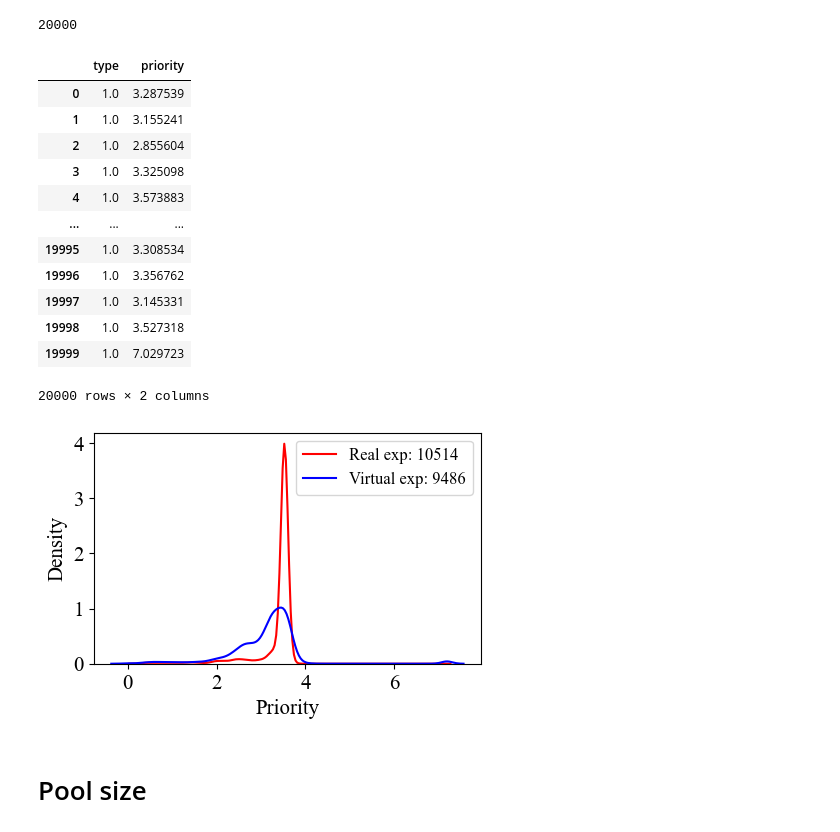
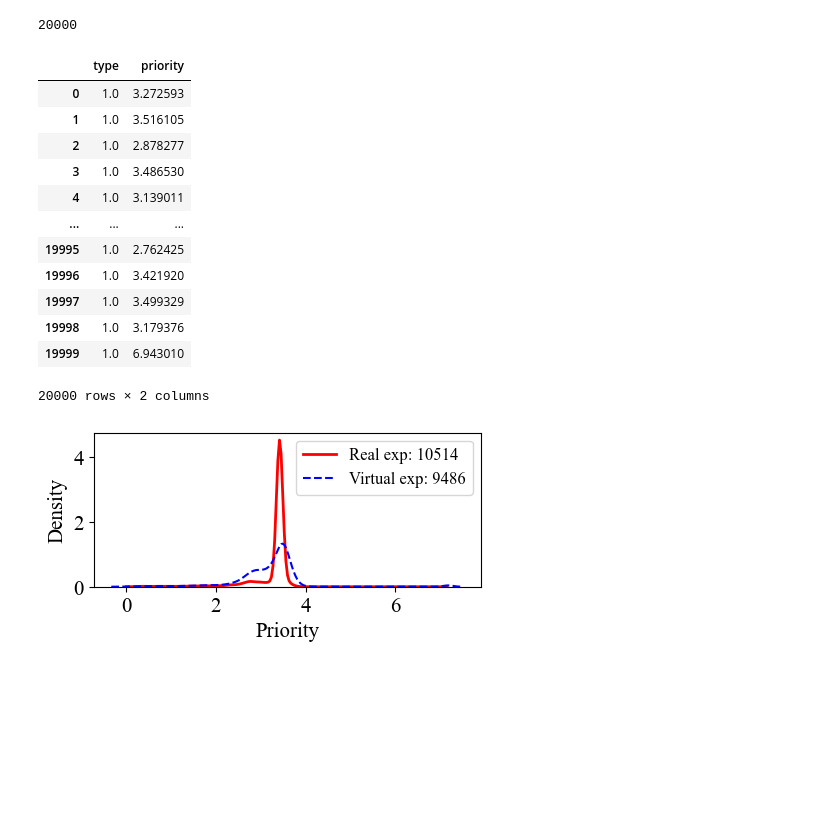
Before and after one commit to Aegis1863/Counterfactual-Experience-Augmented, a Jupyter notebook: test.ipynb, the cells around one changed output. Saved outputs shown, nothing was run; the diff lists cells and outputs as text; code cells hidden in the pictures; blank space fills up the shorter version.

```diff
--- a/test.ipynb
+++ b/test.ipynb
@@ -492,7 +492,7 @@ import pandas as pd
 plt.rcParams['font.sans-serif'] = 'Times New Roman'
 plt.rcParams['font.size'] = 15
 # %%
-buffer = torch.load('ckpt/sumo/CEA/42_linux.pt')['replay_buffer']
+buffer = torch.load('ckpt/sumo/CEA/43_linux.pt')['replay_buffer']
 # %%
 exp_type = buffer.exp_type_buf
 # %%
@@ -519,27 +519,25 @@ data = pd.DataFrame({'type': exp_type, 'priority': pri})
 data
 # %% [output]
 |  | type | priority |
-| 0 | 1.0 | 3.287539 |
-| 1 | 1.0 | 3.155241 |
-| 2 | 1.0 | 2.855604 |
-| 3 | 1.0 | 3.325098 |
-| 4 | 1.0 | 3.573883 |
+| 0 | 1.0 | 3.272593 |
+| 1 | 1.0 | 3.516105 |
+| 2 | 1.0 | 2.878277 |
+| 3 | 1.0 | 3.486530 |
+| 4 | 1.0 | 3.139011 |
 | ... | ... | ... |
-| 19995 | 1.0 | 3.308534 |
-| 19996 | 1.0 | 3.356762 |
-| 19997 | 1.0 | 3.145331 |
-| 19998 | 1.0 | 3.527318 |
-| 19999 | 1.0 | 7.029723 |
+| 19995 | 1.0 | 2.762425 |
+| 19996 | 1.0 | 3.421920 |
+| 19997 | 1.0 | 3.499329 |
+| 19998 | 1.0 | 3.179376 |
+| 19999 | 1.0 | 6.943010 |
 20000 rows × 2 columns
 # %%
-plt.figure(figsize=(5,3))
-sns.kdeplot(data[data['type']==1]['priority'], color='r', label=f'Real exp: {sum(exp_type==0)}')
-sns.kdeplot(data[data['type']==0]['priority'], color='blue', label=f'Virtual exp: {sum(exp_type==1)}')
+plt.figure(figsize=(5,2))
+sns.kdeplot(data[data['type']==1]['priority'], color='r', label=f'Real exp: {sum(exp_type==0)}', lw=2)
+sns.kdeplot(data[data['type']==0]['priority'], color='blue', linestyle='--', label=f'Virtual exp: {sum(exp_type==1)}')
 plt.xlabel('Priority')
 plt.ylabel('Density')
 plt.legend(fontsize=12)
-plt.savefig('C:/Users/Bowen/Desktop/repos/My_Papers/VAE based model/figures/sumo-sta-exp.pdf', bbox_inches='tight')
+plt.savefig(f'C:/Users/Bowen/Desktop/repos/My_Papers/Counterfactual experience augmentation/ICONIP/figures/sumo-sta-exp.pdf', bbox_inches='tight')
 # %% [output]
-[figure, old version]
+[figure, new version]
-# %% [markdown]
-# Pool size
```
Also changed, not shown: 4 other files.
